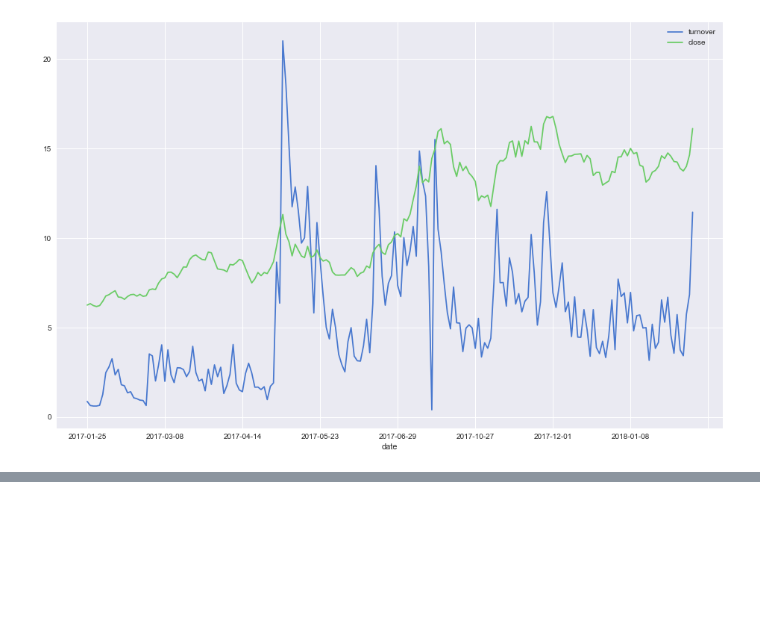
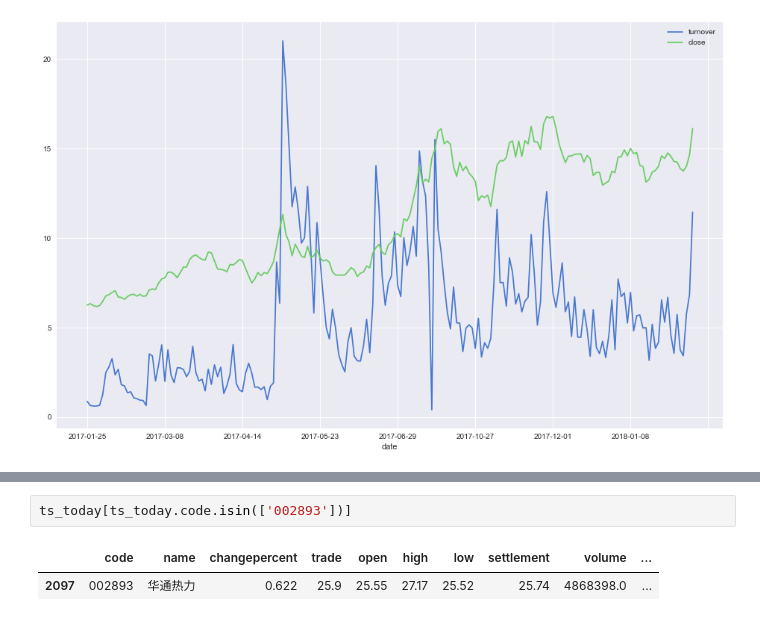
Before and after one commit to Minokun/someCode, a Jupyter notebook: 股票市场分析实战.ipynb, the cells around one changed output, grey strips where cells are left out. Cells and saved outputs as stored; diff of their text form; blank space fills up the shorter version.

```diff
--- a/股票市场分析实战.ipynb
+++ b/股票市场分析实战.ipynb
@@ -208,0 +149,5 @@ pd.concat([res_cj_df, pd.Series([round((x - y) / x * 100, 0) for x, y in tuple(z
+# %%
+ts_today[ts_today.code.isin(['002893'])]
+# %% [output]
+|  | code | name | changepercent | trade | open | high | low | settlement | volume | ... |
+| 2097 | 002893 | 华通热力 | 0.622 | 25.9 | 25.55 | 27.17 | 25.52 | 25.74 | 4868398.0 | ... |
```
Also changed, not shown: parts of 8 cells of this notebook, 2 other files.
